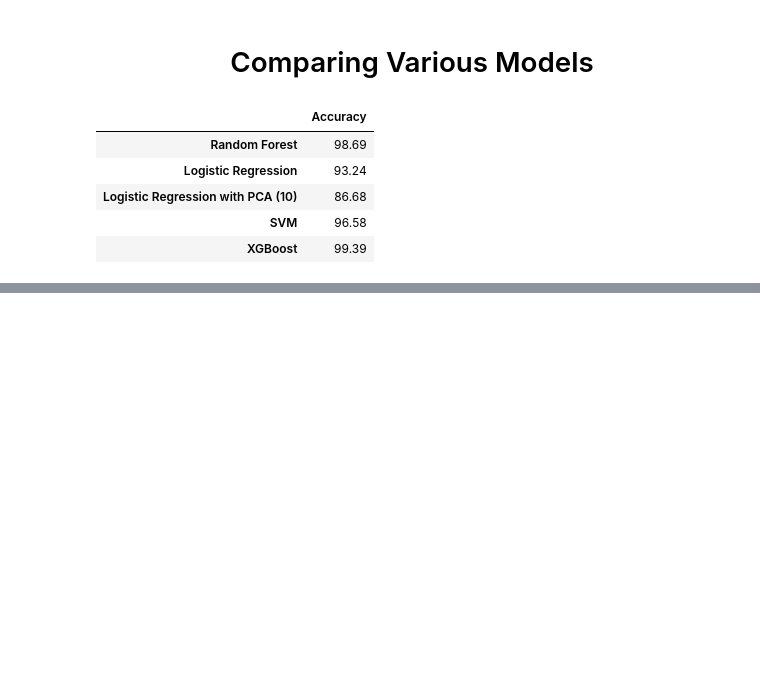
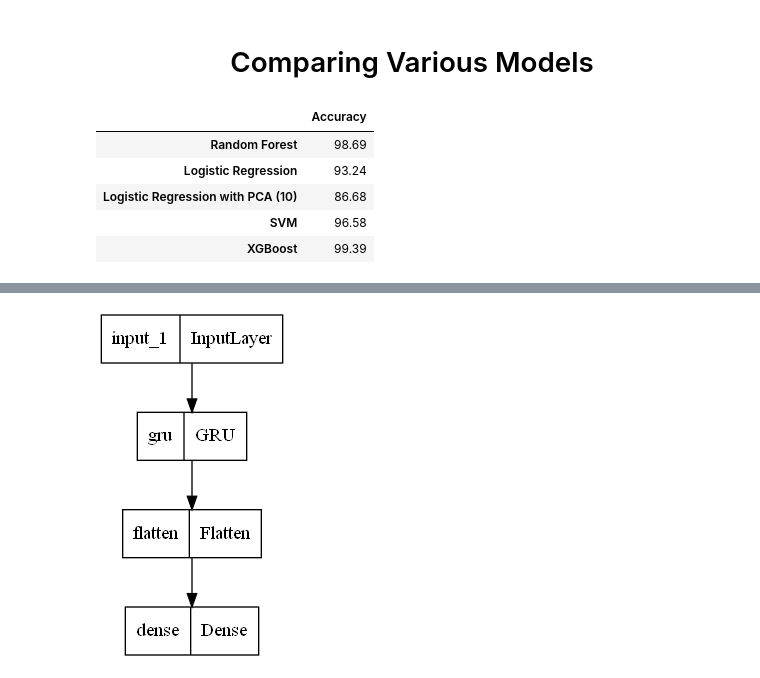
Before and after one commit to Namratha2301/CognitiveEmotion, a Jupyter notebook: Emotions From Brain Activity.ipynb, the cells around one changed output, grey strips where cells are left out. Drawn from its saved outputs; the diff is of its cells as text; code cells hidden in the pictures; blank space fills up the shorter version.

```diff
--- a/Emotions From Brain Activity.ipynb
+++ b/Emotions From Brain Activity.ipynb
@@ -313,0 +350,29 @@ df1
+# %%
+from sklearn.preprocessing import LabelEncoder
+le = LabelEncoder()
+data['label']=le.fit_transform(data['label'])
+y = data.pop('label')
+X = data
+X_train, X_test, y_train, y_test = train_test_split(X, y, train_size=0.7, random_state=48)
+X_train = np.array(X_train).reshape((X_train.shape[0],X_train.shape[1],1))
+X_test = np.array(X_test).reshape((X_test.shape[0],X_test.shape[1],1))
+
+X_train = X_train.astype('float32')
+X_train /= 255
+X_test = X_test.astype('float32')
+X_test /= 255
+
+y_train = pd.get_dummies(y_train)
+y_test = pd.get_dummies(y_test)
+# %%
+# Creating the Model
+
+inputs = tf.keras.Input(shape=(X_train.shape[1],1))
+
+gru = tf.keras.layers.GRU(256, return_sequences=True)(inputs)
+flat = Flatten()(gru)
+outputs = Dense(3, activation='softmax')(flat)
+
+model = tf.keras.Model(inputs, outputs)
+
+model.summary()
@@ -313,0 +397,6 @@ df1
+# %%
+# Plotting the Model
+
+tf.keras.utils.plot_model(model)
+# %% [output]
+[figure, added]
```
Also changed, not shown: parts of 17 cells of this notebook.
